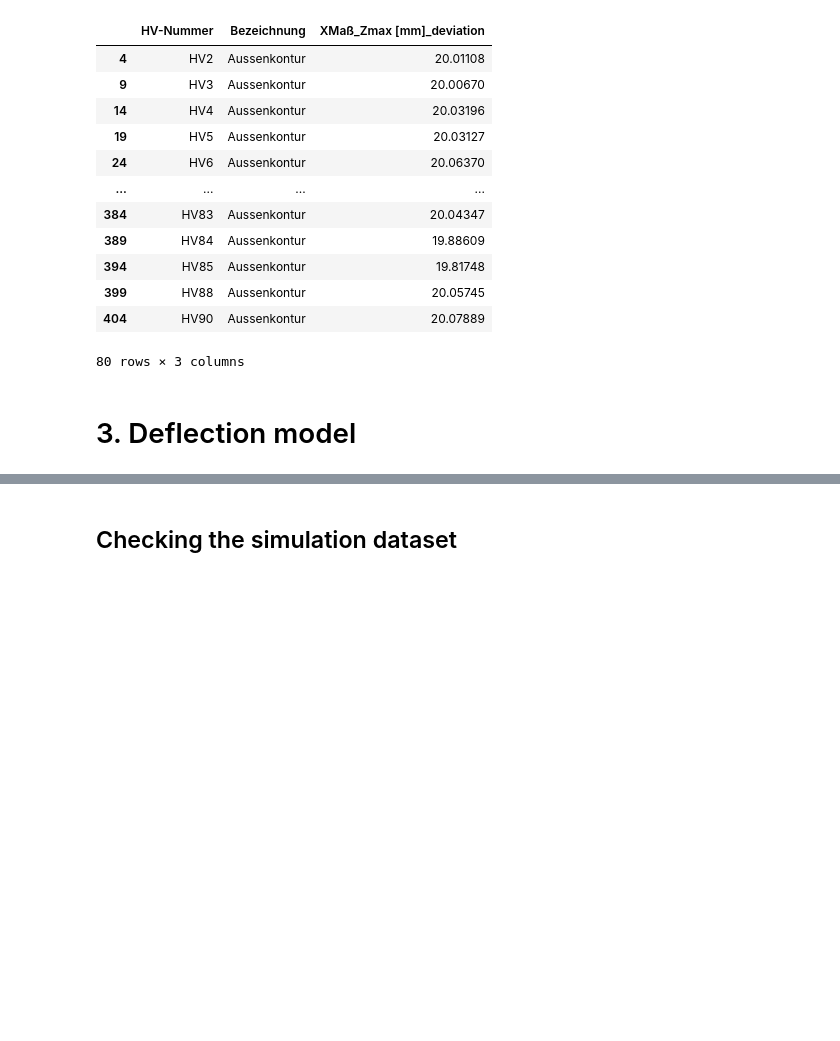
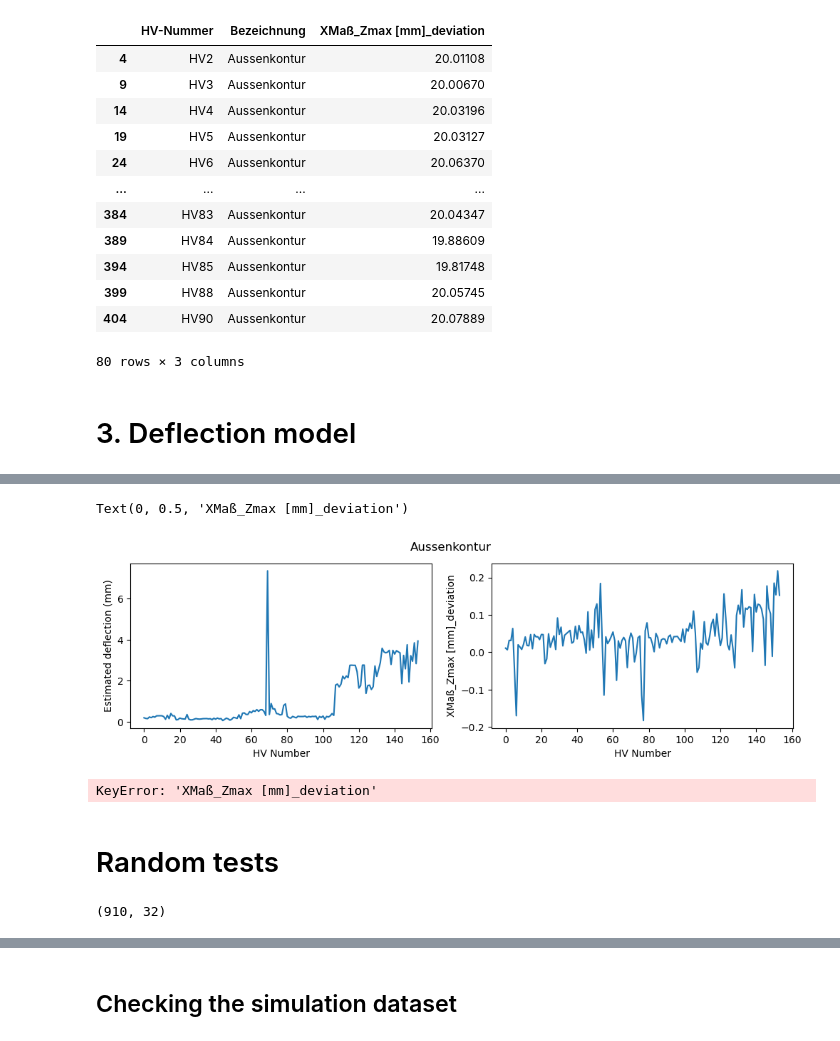
Before and after one commit to Andre-F-B/tool-deflection, a Jupyter notebook: deviation.ipynb, the cells around one changed output, grey strips where cells are left out. Cells and saved outputs as stored; diff of their text form; code cells hidden in the pictures; blank space fills up the shorter version.

```diff
--- a/deviation.ipynb
+++ b/deviation.ipynb
@@ -915,0 +949,29 @@ df['Cutting_force'] = get_cutting_force(torque=df['S1ActTrq'], radius=df['Tool_D
+# %%
+measured_column = 'XMaß_Zmax [mm]_deviation'
+# measured_column = 'XMaß_Zmin [mm]_deviation'
+# measured_column = 'YMaß_Zmax [mm]_deviation'
+# measured_column = 'Durchmesser_Zmax [mm]_deviation'
+
+fig, axs = plt.subplots(1, 2, figsize=(12, 3))
+fig.suptitle(bezeichnung)
+axs[0].plot(df['Deflection'])
+axs[0].set_xlabel('HV Number')
+axs[0].set_ylabel('Estimated deflection (mm)')
+
+axs[1].plot(df[measured_column])
+axs[1].set_xlabel('HV Number')
+axs[1].set_ylabel(measured_column)
+# %% [output]
+Text(0, 0.5, 'XMaß_Zmax [mm]_deviation')
+[figure, added]
+# %%
+plt.plot(df['XMaß_Zmax [mm]_deviation'], label='Measured (X)')
+# plt.plot(df['XMaß_Zmin [mm]_deviation'], label='Measured (X)')
+plt.legend()
+plt.title(bezeichnung)
+plt.xlabel('HV Number')
+plt.ylabel('XMaß_Zmax [mm]_deviation')
+# %% [output]
+KeyError: 'XMaß_Zmax [mm]_deviation'
+# %% [markdown]
+# Random tests
@@ -915,0 +982,4 @@ df['Cutting_force'] = get_cutting_force(torque=df['S1ActTrq'], radius=df['Tool_D
+# %%
+df_outputdata_full.shape
+# %% [output]
+(910, 32)
```
Also changed, not shown: parts of 16 cells of this notebook, 25 other files.
